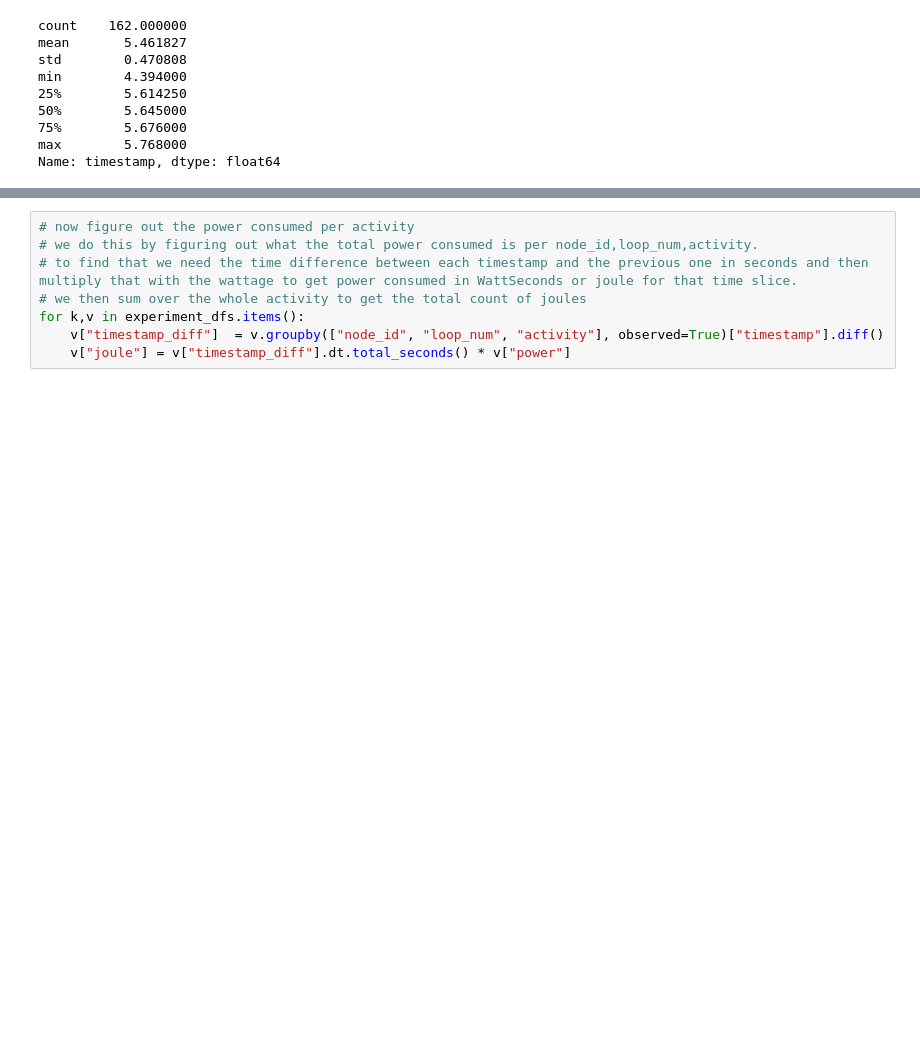
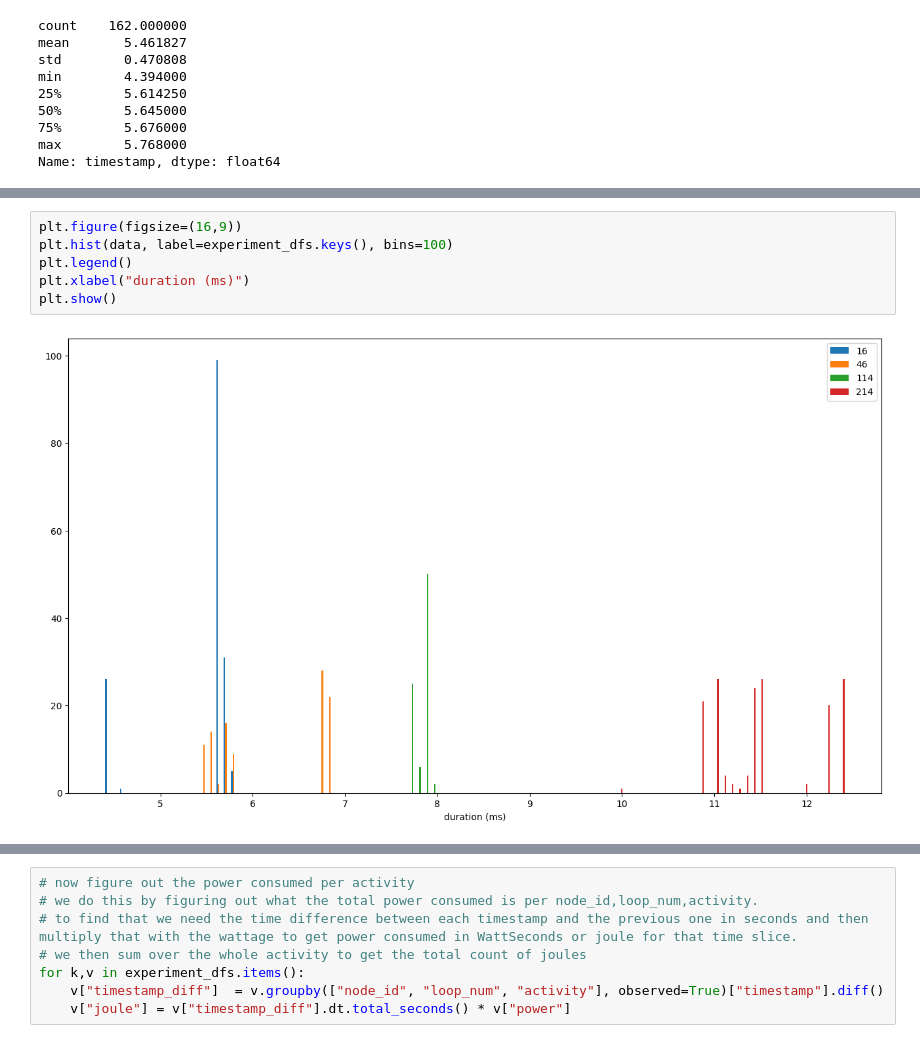
Before and after one commit to FlapKap/Terra-experiments, a Jupyter notebook: experiment/query_length_experiments.ipynb, the cells around one changed output, grey strips where cells are left out. Drawn from its saved outputs; the diff is of its cells as text; blank space fills up the shorter version.

```diff
--- a/experiment/query_length_experiments.ipynb
+++ b/experiment/query_length_experiments.ipynb
@@ -35,0 +47,8 @@ Name: timestamp, dtype: float64
+# %%
+plt.figure(figsize=(16,9))
+plt.hist(data, label=experiment_dfs.keys(), bins=100)
+plt.legend()
+plt.xlabel("duration (ms)")
+plt.show()
+# %% [output]
+[figure, added]
```
Also changed, not shown: parts of 4 cells of this notebook, 4 other files.
